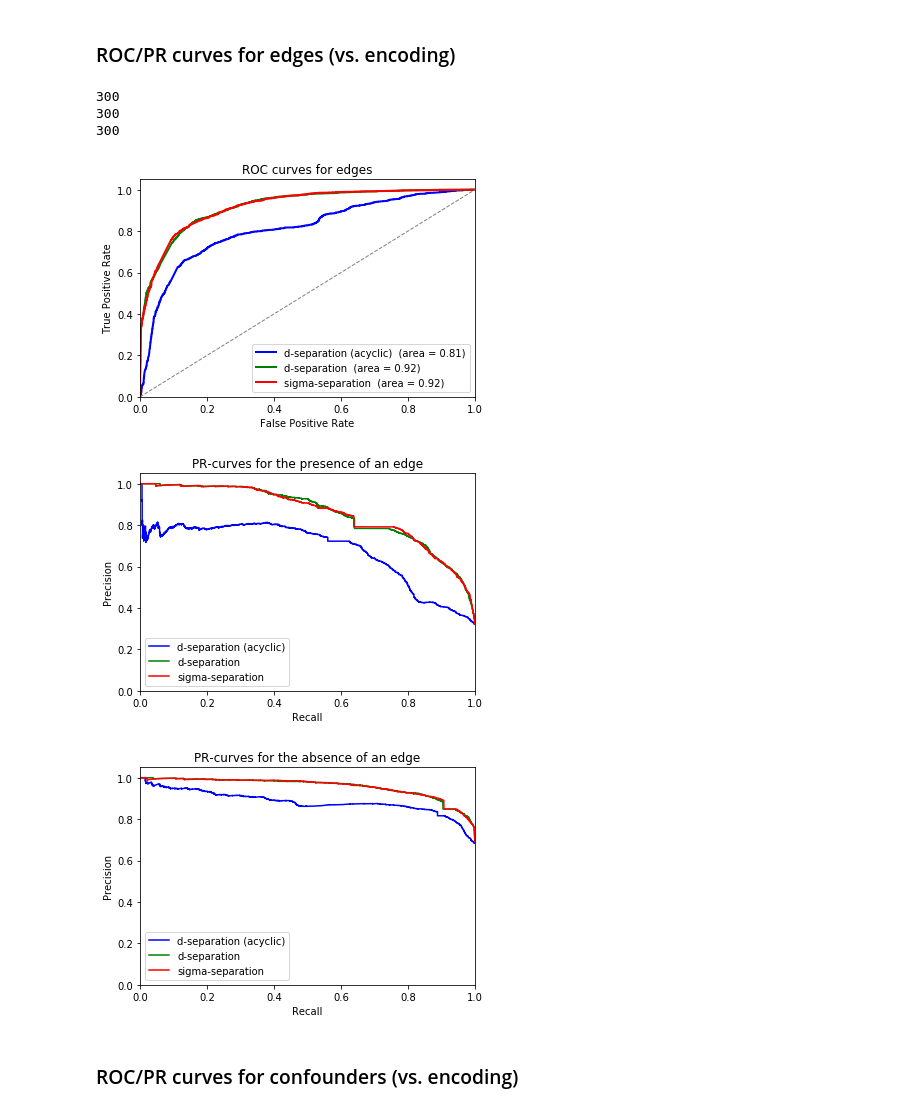
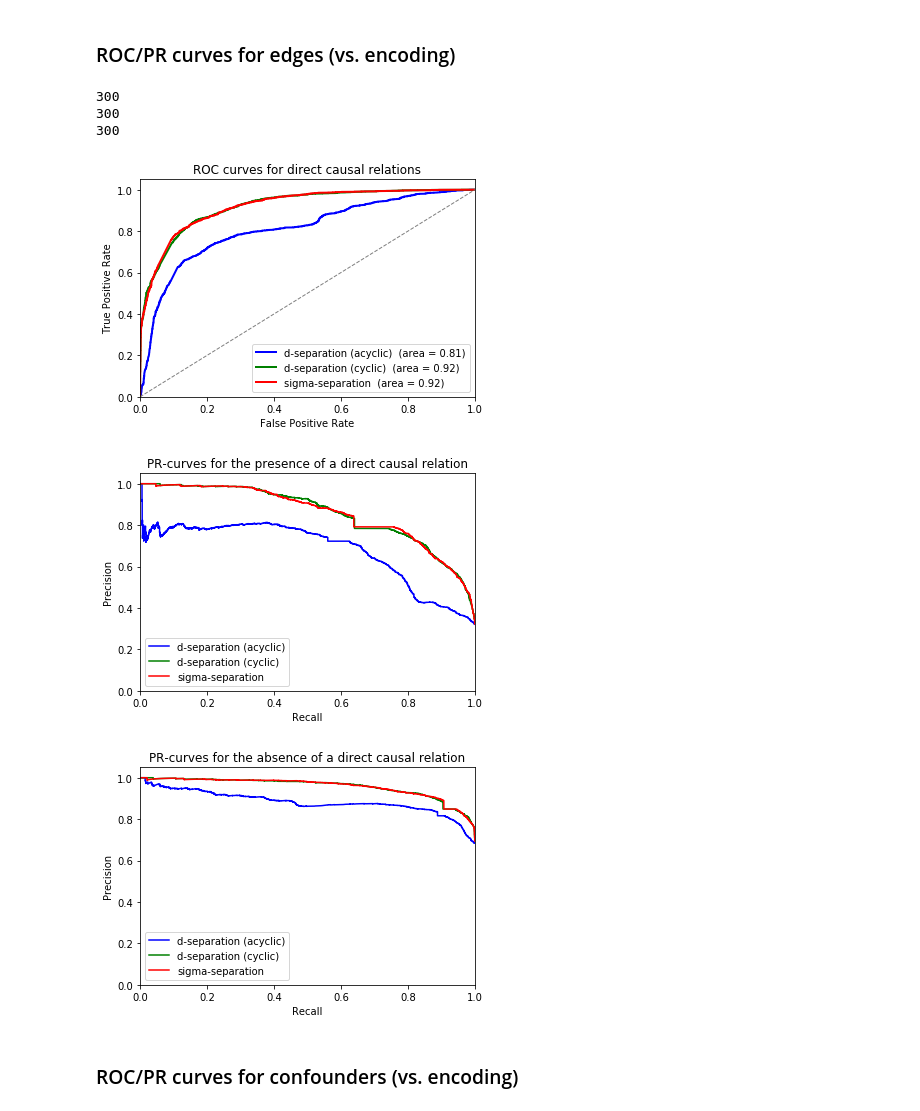
Before and after one commit to caus-am/sigmasep, a Jupyter notebook: python/Experiments_and_Plotting.ipynb, the cells around one changed output. Cells and saved outputs as stored; diff of their text form; code cells hidden in the pictures.

Commit message:
Changed titles of plots

```diff
--- a/python/Experiments_and_Plotting.ipynb
+++ b/python/Experiments_and_Plotting.ipynb
@@ -217,7 +217,7 @@ plt.savefig("../plots/PR_confs_0_intv.pdf", transparent=True, format='pdf', bbox
 # %%
 col = ['blue','green','red']
 inx = ['a','d','s']
-labels = ['d-separation (acyclic)','d-separation','sigma-separation']
+labels = ['d-separation (acyclic)','d-separation (cyclic)','sigma-separation']
 k=5
 # %%
 for s in range(len(inx)):
@@ -231,39 +231,39 @@ for s in range(len(inx)):
     plt.step(rec0, prec0, color=col[s], alpha=1,where='post',label='%s' %labels[s])
 
 plt.figure(0)
 plt.plot([0, 1], [0, 1], color='grey', lw=1, linestyle='--')
 plt.xlim([0.0, 1.0])
 plt.ylim([0.0, 1.05])
 plt.xlabel('False Positive Rate')
 plt.ylabel('True Positive Rate')
-plt.title('ROC curves for edges')
+plt.title('ROC curves for direct causal relations')
 plt.legend(loc="lower right")
 plt.savefig("../plots/ROC_edges_encoding.pdf" , transparent=True, format='pdf', bbox_inches="tight")
 
 plt.figure(1)
 plt.xlabel('Recall')
 plt.ylabel('Precision')
 plt.ylim([0.0, 1.05])
 plt.xlim([0.0, 1.0])
 plt.legend(loc="lower left")
-plt.title('PR-curves for the presence of an edge')
+plt.title('PR-curves for the presence of a direct causal relation')
 plt.savefig("../plots/PR_edges_1_encoding.pdf" , transparent=True, format='pdf', bbox_inches="tight")
 
 plt.figure(2)
 plt.xlabel('Recall')
 plt.ylabel('Precision')
 plt.ylim([0.0, 1.05])
 plt.xlim([0.0, 1.0])
 plt.legend(loc="lower left")
-plt.title('PR-curves for the absence of an edge')
+plt.title('PR-curves for the absence of a direct causal relation')
 plt.savefig("../plots/PR_edges_0_encoding.pdf" , transparent=True, format='pdf', bbox_inches="tight")
 # %% [output]
 300
 300
 300
-[figure, old version]
+[figure, new version]
-[figure, old version]
+[figure, new version]
-[figure, old version]
+[figure, new version]
 # %% [markdown]
 ### ROC/PR curves for confounders (vs. encoding) ###
 # %%
```
Also changed, not shown: parts of 2 cells of this notebook.
